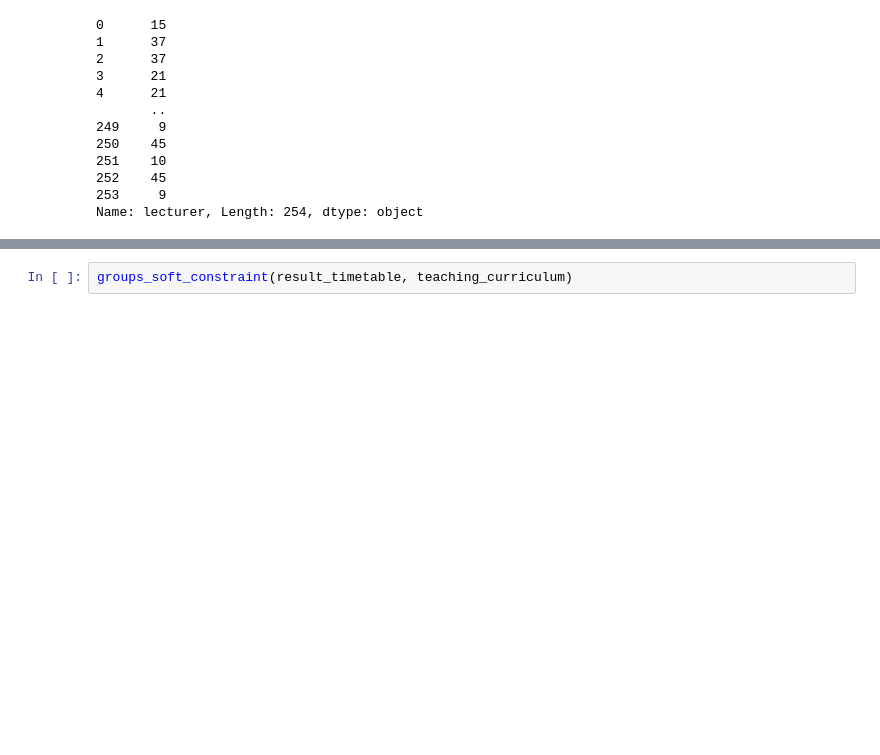
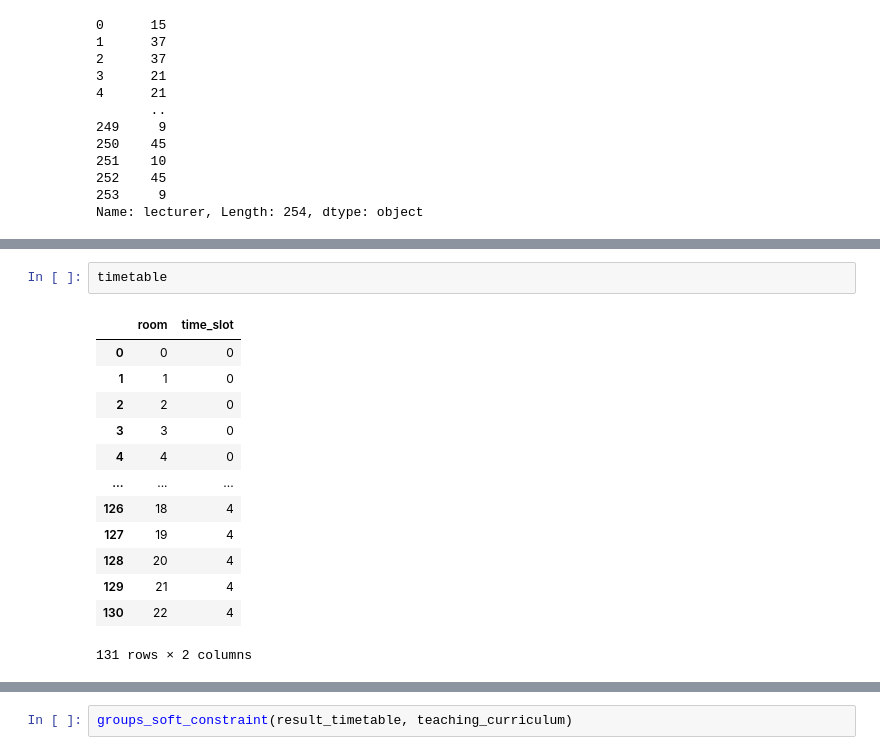
Before and after one commit to PetarZecevic97/automatic-timetable-generation, a Jupyter notebook: timetable_algorithm.ipynb, the cells around one changed output, grey strips where cells are left out. Saved outputs shown, nothing was run; the diff lists cells and outputs as text; blank space fills up the shorter version.

```diff
--- a/timetable_algorithm.ipynb
+++ b/timetable_algorithm.ipynb
@@ -576,0 +609,16 @@ def groups_soft_constraint_delta(timetable, teaching_curriculum, i, days):
+# %%
+timetable
+# %% [output]
+|  | room | time_slot |
+| 0 | 0 | 0 |
+| 1 | 1 | 0 |
+| 2 | 2 | 0 |
+| 3 | 3 | 0 |
+| 4 | 4 | 0 |
+| ... | ... | ... |
+| 126 | 18 | 4 |
+| 127 | 19 | 4 |
+| 128 | 20 | 4 |
+| 129 | 21 | 4 |
+| 130 | 22 | 4 |
+131 rows × 2 columns
```
Also changed, not shown: parts of 35 cells of this notebook, 5 other files.
